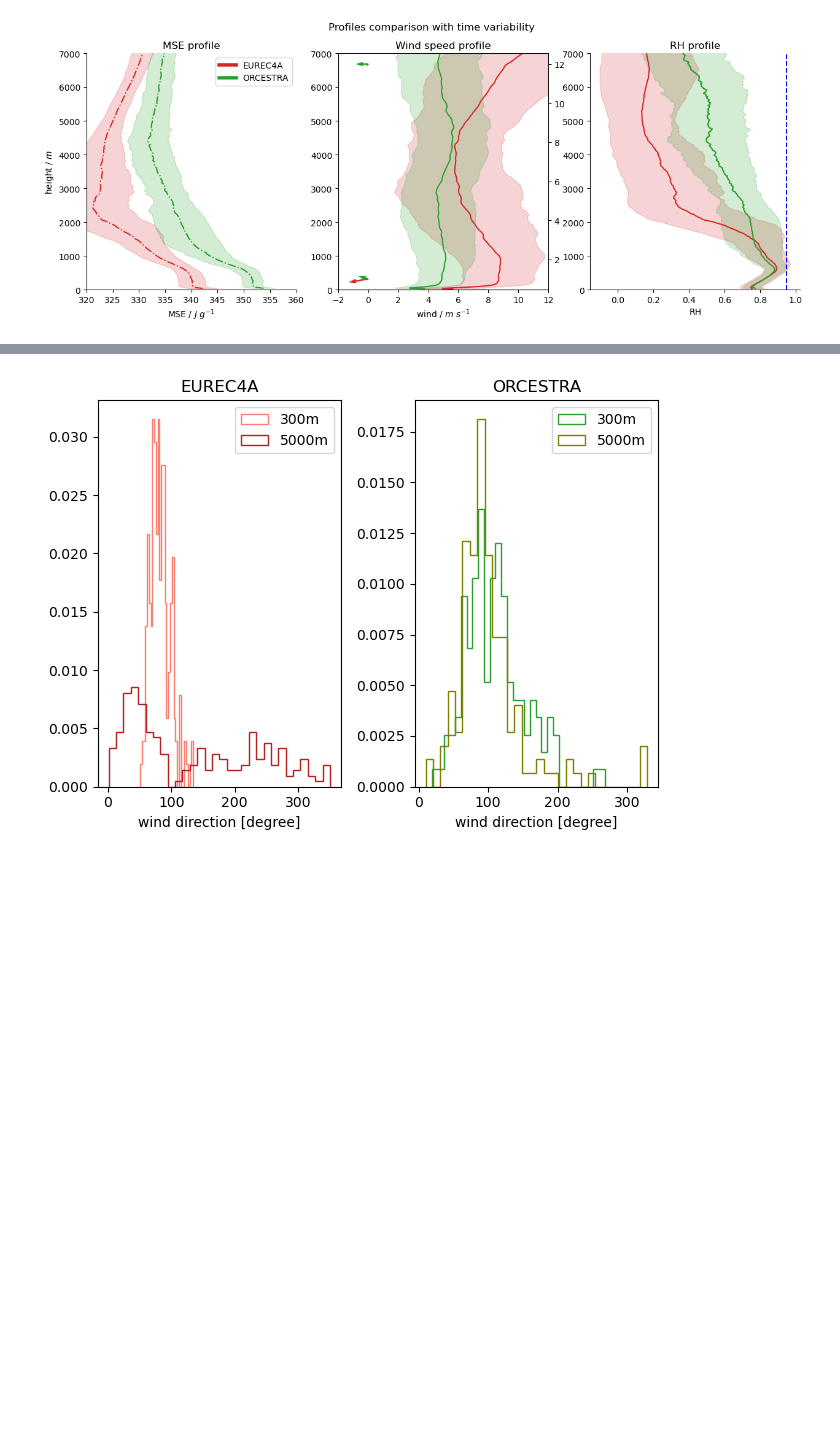
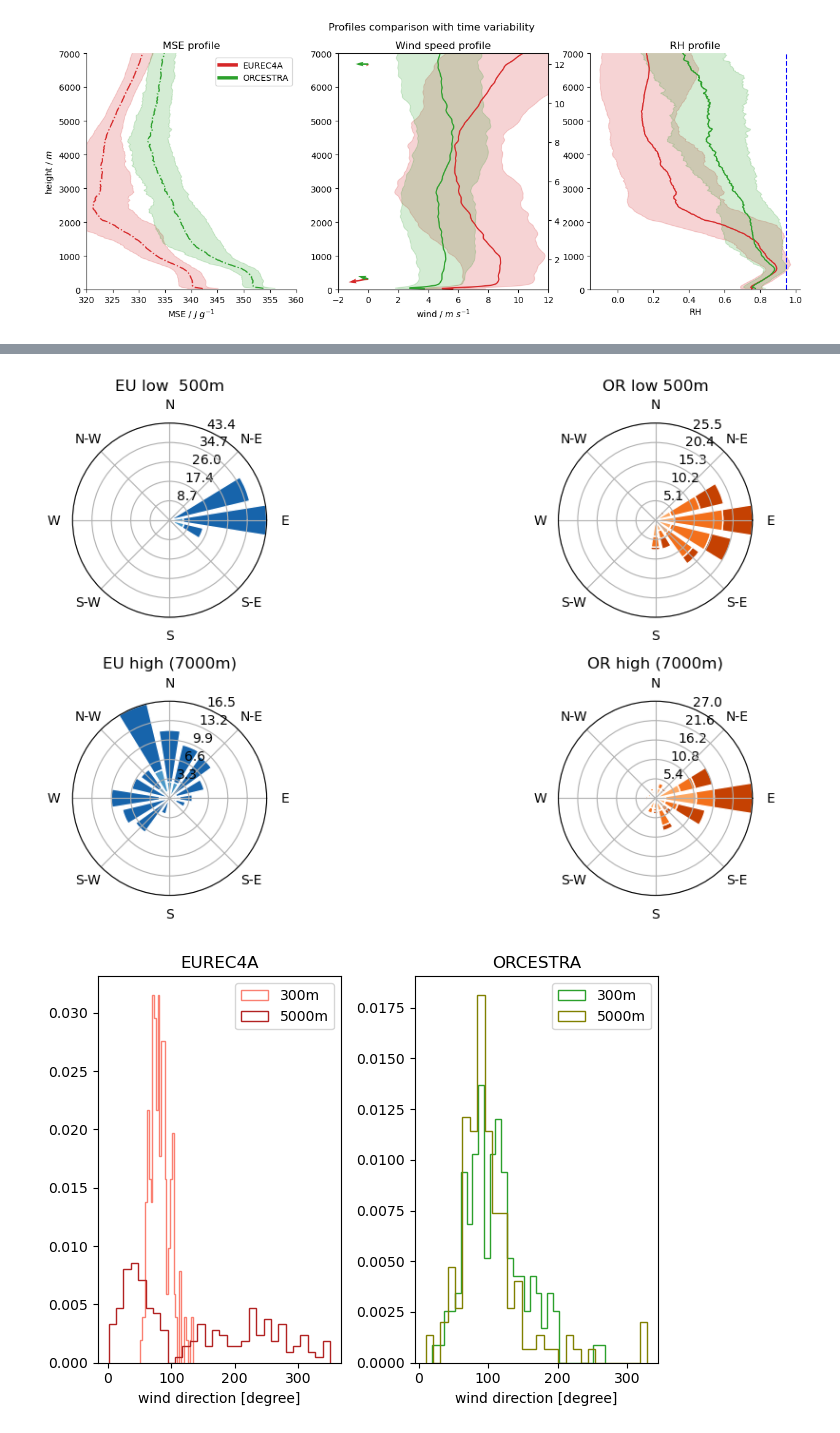
Before and after one commit to meteorologopazzo/BCO_observational, a Jupyter notebook: eurec4a_vs_orcestra_profiles.ipynb, the cells around one changed output, grey strips where cells are left out. Drawn from its saved outputs; the diff is of its cells as text; code cells hidden in the pictures; blank space fills up the shorter version.

```diff
--- a/eurec4a_vs_orcestra_profiles.ipynb
+++ b/eurec4a_vs_orcestra_profiles.ipynb
@@ -337,3 +347,85 @@ Text(0.5, 1.0, 'ORCESTRA')
+# %%
+from windrose import WindroseAxes
+import matplotlib.pyplot as plt
+import seaborn as sns
+
+# optional nice color palettes
+colors_bco = sns.color_palette("Blues", 4)
+colors_meteor = sns.color_palette("Oranges", 4)
+
+fig = plt.figure(figsize=(12, 6))
+
+# ------------------ EUREC4A low ------------------
+ax1 = WindroseAxes(fig, 221)
+fig.add_axes(ax1)
+
+ax1.bar(
+    ds_eureca["wdir"].sel(alt=500).values,
+    ds_eureca["wspd"].sel(alt=500).values,
+    bins=[0,2,4,6],
+    normed=True,
+    opening=0.8,
+    edgecolor="white",
+    colors=colors_bco,
+)
+ax1.set_title("EU low  500m")
+# ax1.set_legend(title="Wind speed [m/s]")
+
+# ------------------ Meteor ------------------
+ax2 = WindroseAxes(fig, 222)
+fig.add_axes(ax2)
+
+ax2.bar(
+    ds_orcestra_bco["wdir"].sel(height=500).values,
+    ds_orcestra_bco["wspd"].sel(height=500).values,
+    bins=[0,2,4,6],
+    normed=True,
+    opening=0.8,
+    edgecolor="white",
+    colors=colors_meteor,
+)
+ax2.set_title("OR low 500m")
+# ax2.set_legend(title="Wind speed [m/s]")
+
+
+
+
+# ------------------ EUREC4A low ------------------
+ax3 = WindroseAxes(fig, 223)
+fig.add_axes(ax3)
+
+ax3.bar(
+    ds_eureca["wdir"].sel(alt=7000).values,
+    ds_eureca["wspd"].sel(alt=7000).values,
+    bins=[0,2,4,6],
+    normed=True,
+    opening=0.8,
+    edgecolor="white",
+    colors=colors_bco,
+)
+ax3.set_title("EU high (7000m)")
+# ax3.set_legend(title="Wind speed [m/s]")
+
+# ------------------ Meteor ------------------
+ax4 = WindroseAxes(fig, 224)
+fig.add_axes(ax4)
+
+ax4.bar(
+    ds_orcestra_bco["wdir"].sel(height=7000).values,
+    ds_orcestra_bco["wspd"].sel(height=7000).values,
+    bins=[0,2,4,6],
+    normed=True,
+    opening=0.8,
+    edgecolor="white",
+    colors=colors_meteor,
+)
+ax4.set_title("OR high (7000m)")
+# ax4.set_legend(title="Wind speed [m/s]")
+
+plt.tight_layout()
+plt.show()
+# %% [output]
+[figure, added]
 # %%
 fig, ax = plt.subplots(1, 2)
 
```
Also changed, not shown: parts of 15 cells of this notebook, 3 other files.
